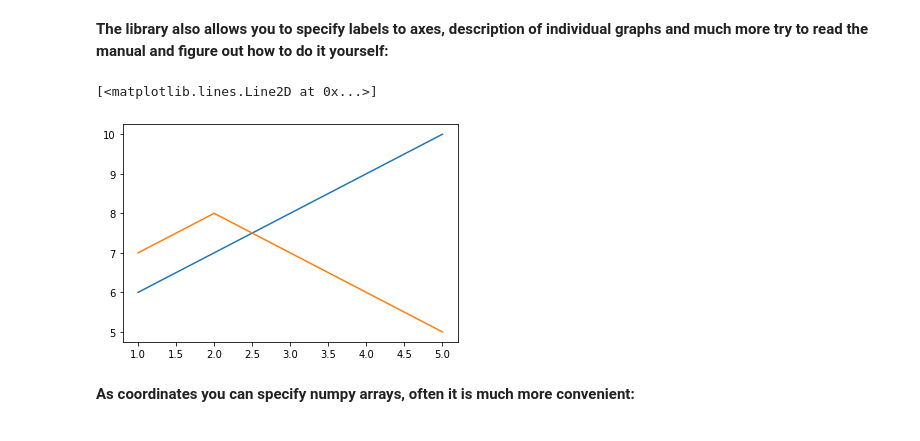
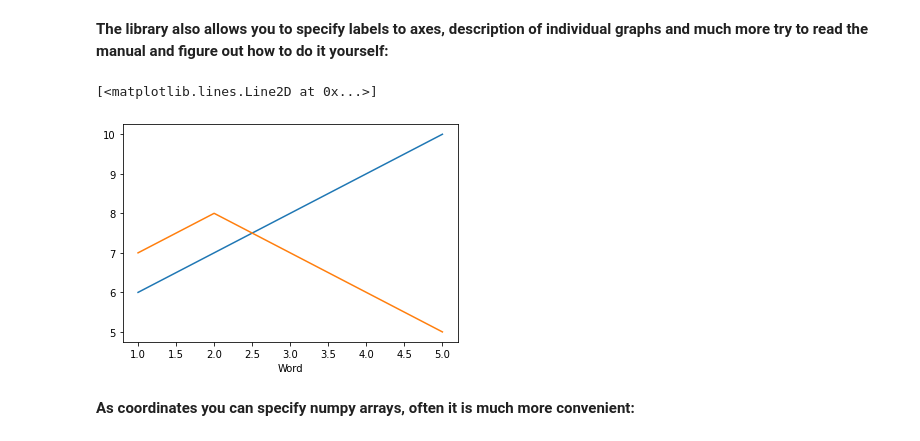
Before and after one commit to FyodoRaev/Teaching-ML, a Jupyter notebook: Data wrangling/inclass_matplotlib.ipynb, the cells around one changed output. Saved outputs shown, nothing was run; the diff lists cells and outputs as text; code cells hidden in the pictures.

```diff
--- a/Data wrangling/inclass_matplotlib.ipynb
+++ b/Data wrangling/inclass_matplotlib.ipynb
@@ -42,10 +46,11 @@ plt.plot([1, 2, 3, 4, 5], [7, 8, 7, 6, 5], c='r')
 **The library also allows you to specify labels to axes, description of individual graphs and much more try to read the manual and figure out how to do it yourself:**
 # %%
 plt.plot([1, 2, 3, 4, 5], [6, 7, 8, 9, 10])
+plt.xlabel("Word")
 plt.plot([1, 2, 3, 4, 5], [7, 8, 7, 6, 5])
 # %% [output]
 [<matplotlib.lines.Line2D at 0x...>]
-[figure, old version]
+[figure, new version]
 # %% [markdown]
 **As coordinates you can specify numpy arrays, often it is much more convenient:**
 # %%
```
Also changed, not shown: parts of 33 cells of this notebook, 2 other files.
